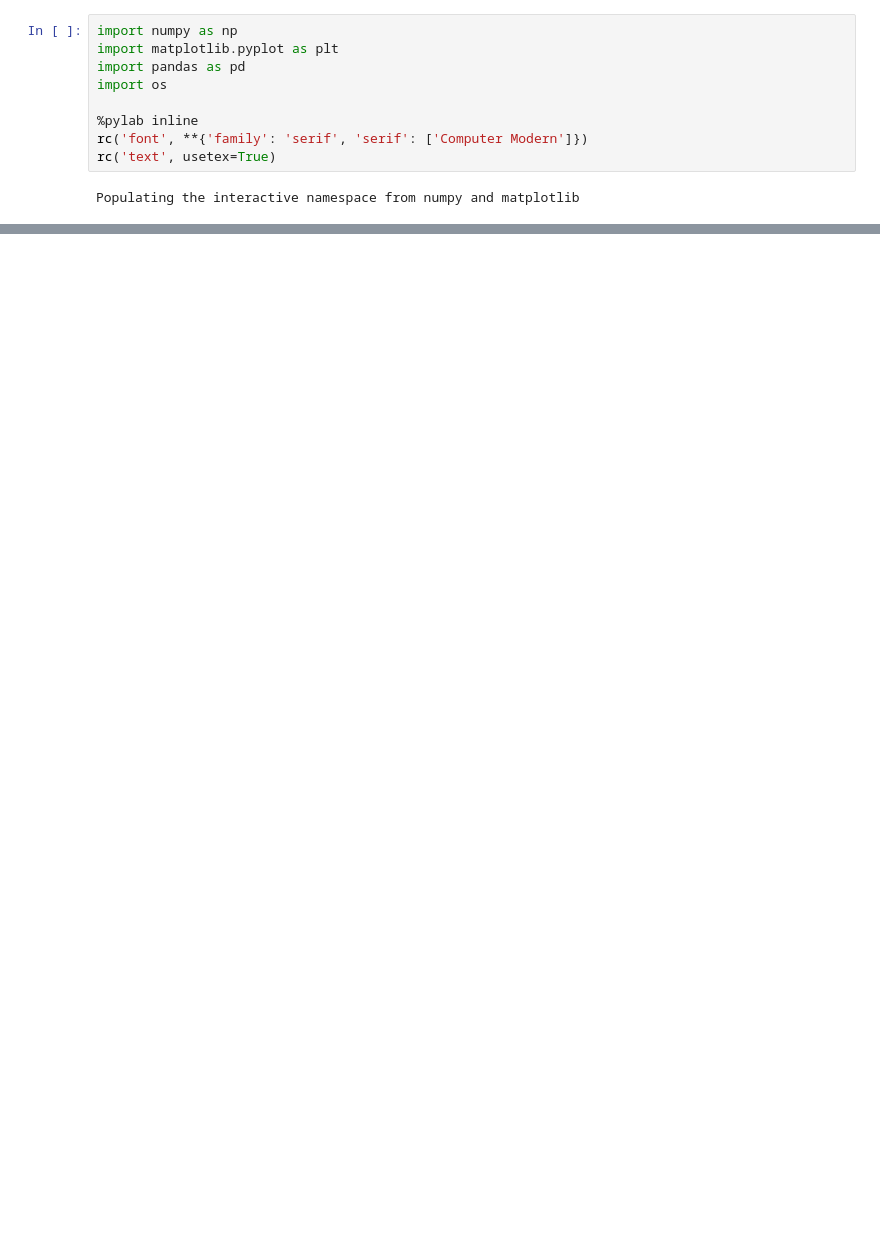
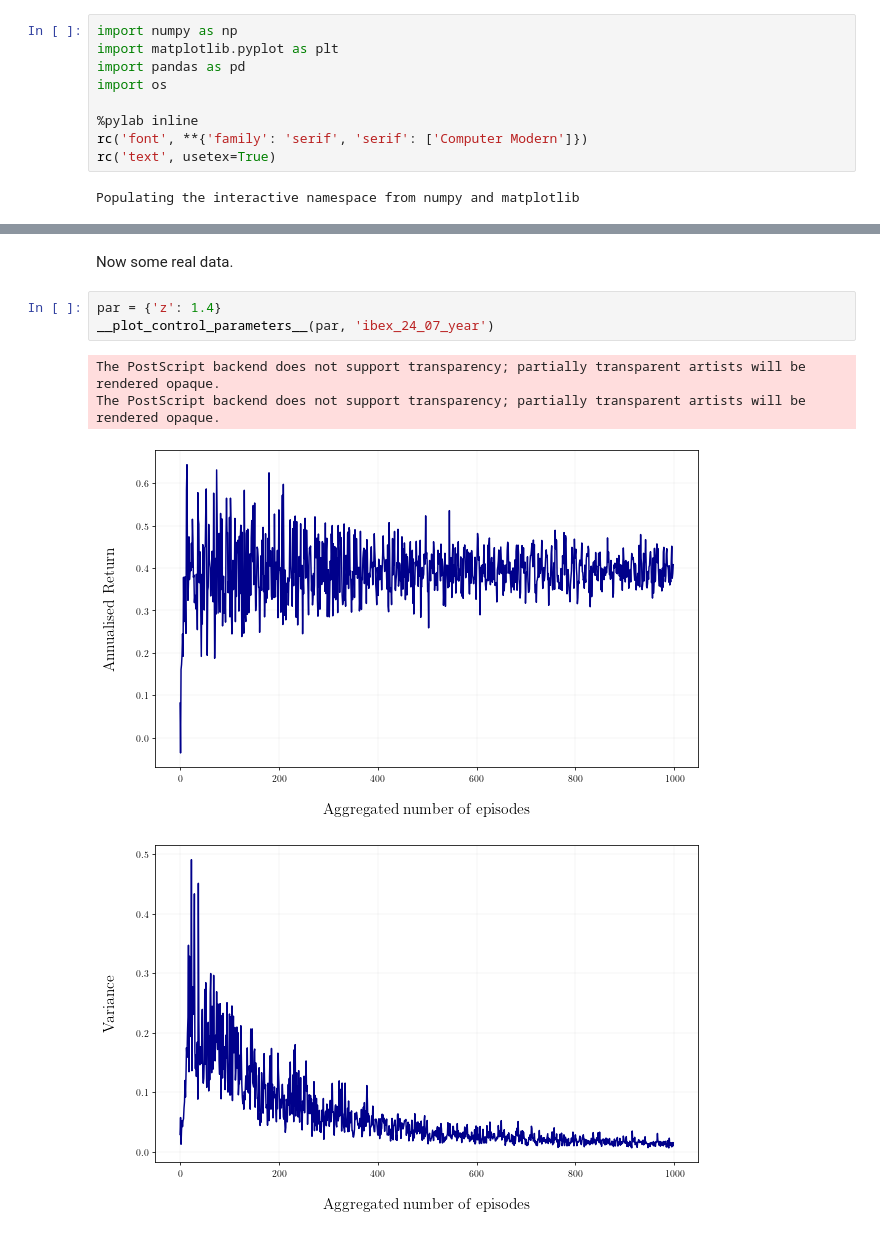
Before and after one commit to r-uben/dissertation-codes, a Jupyter notebook: emv-algorithm/emv_plots.ipynb, the cells around one changed output, grey strips where cells are left out. Saved outputs shown, nothing was run; the diff lists cells and outputs as text; blank space fills up the shorter version.

```diff
--- a/emv-algorithm/emv_plots.ipynb
+++ b/emv-algorithm/emv_plots.ipynb
@@ -165,0 +251,10 @@ The PostScript backend does not support transparency; partially transparent arti
+# %% [markdown]
+Now some real data.
+# %%
+par = {'z': 1.4}
+__plot_control_parameters__(par, 'ibex_24_07_year')
+# %% [output]
+The PostScript backend does not support transparency; partially transparent artists will be rendered opaque.
+The PostScript backend does not support transparency; partially transparent artists will be rendered opaque.
+[figure, added]
+[figure, added]
```
Also changed, not shown: parts of 15 cells of this notebook, 33 other files.
